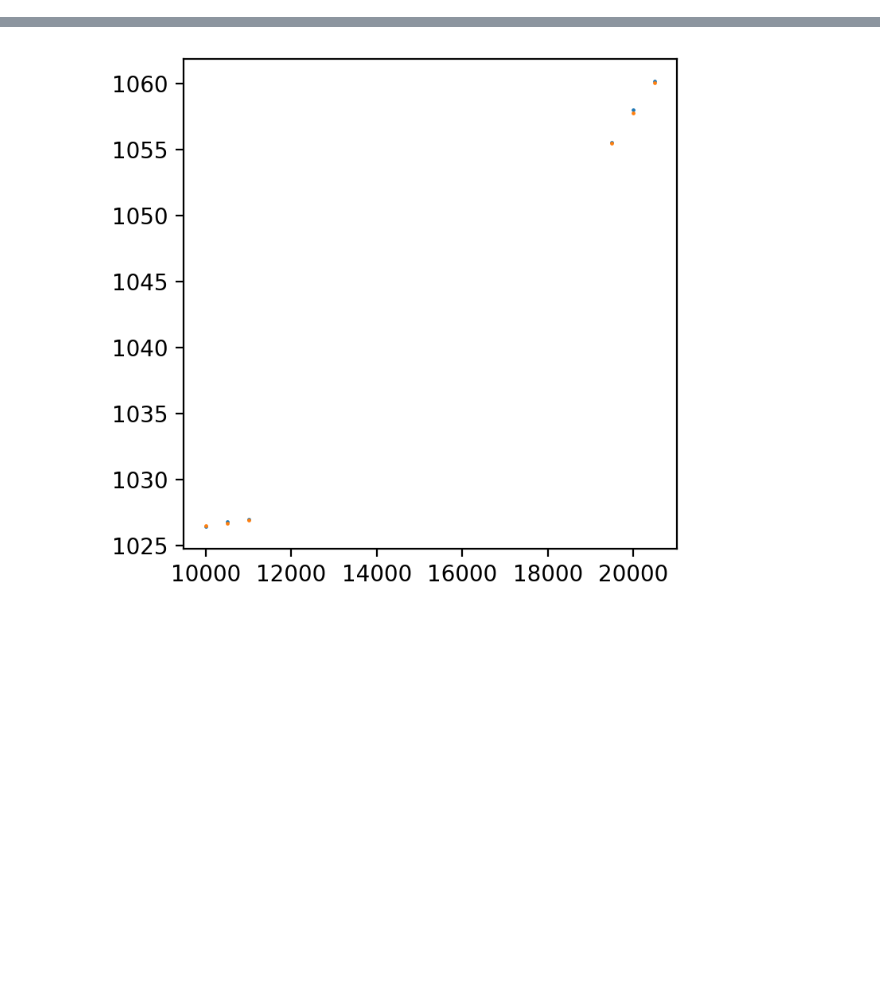
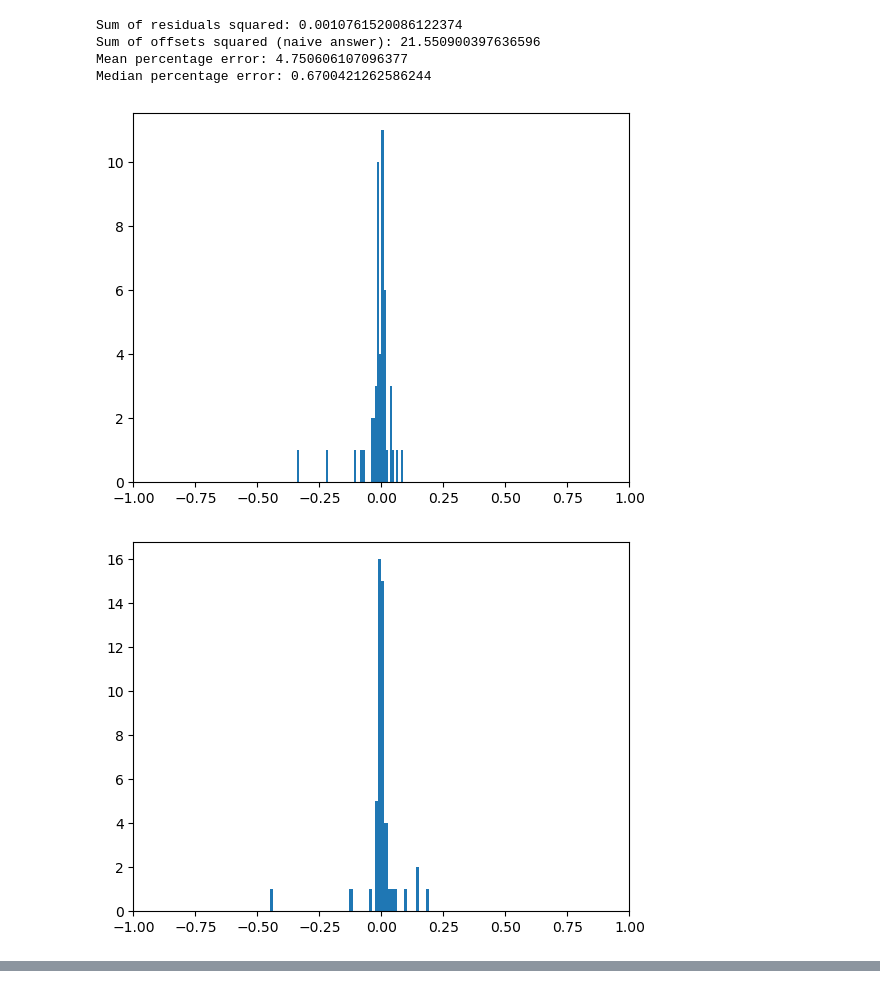
Before and after one commit to ldk111/FASER-2-MPhys-Project, a Jupyter notebook: Analysis/analysis.ipynb, the cells around one changed output, grey strips where cells are left out. Drawn from its saved outputs; the diff is of its cells as text; code cells hidden in the pictures; blank space fills up the shorter version.

```diff
--- a/Analysis/analysis.ipynb
+++ b/Analysis/analysis.ipynb
@@ -149,0 +264,8 @@ mu, std, fig = Residual_Plot(df4["GLOBAL_Z_HIT_6"] - df4["Z_TRUTH_6"], label = "
+# %%
+df_arr = [df0, df1, df2, df3, df4, df5, df6, df7, df8, df9,
+          df10, df11, df12, df13, df14, df15, df16, df17, df18, df19,
+          df20, df21, df22, df23, df24, df25, df26, df27, df28, df29,
+          df30, df31, df32, df33, df34, df35, df36, df37, df38, df39,
+          df40, df41, df42, df43, df44, df45, df46, df47, df48, df49]
+# %%
+offset_df = Calculate_Offset(df_arr, offsets_y, offsets_z)
@@ -149,0 +309,39 @@ mu, std, fig = Residual_Plot(df4["GLOBAL_Z_HIT_6"] - df4["Z_TRUTH_6"], label = "
+# %%
+total_rel_err = np.array([])
+total_res = np.array([])
+
+for i in range(1, 6):
+    total_rel_err = np.append(total_rel_err, offset_df["REL_ERROR_Z_" + str(i+1)])
+    total_rel_err = np.append(total_rel_err, offset_df["REL_ERROR_Y_" + str(i+1)])
+
+    total_res = np.append(total_res, offset_df["RESIDUAL_Z_" + str(i+1)])
+    total_res = np.append(total_res, offset_df["RESIDUAL_Y_" + str(i+1)])
+
+total_offset = np.array([])
+
+for i in range(0, len(offsets_y)):
+    total_offset = np.append(total_offset, offsets_y[i])
+    total_offset = np.append(total_offset, offsets_z[i])
+# %%
+total_res_squared = np.sum(total_res*total_res)
+total_offset_squared = np.sum(total_offset*total_offset)
+mean_rel_err = np.mean(np.abs(total_rel_err))
+median_rel_err = np.median(np.abs(total_rel_err))
+
+print(f"Sum of residuals squared: {total_res_squared}")
+print(f"Sum of offsets squared (naive answer): {total_offset_squared}")
+print(f"Mean percentage error: {mean_rel_err*100}")
+print(f"Median percentage error: {median_rel_err*100}")
+# %% [output]
+Sum of residuals squared: 0.0010761520086122374
+Sum of offsets squared (naive answer): 21.550900397636596
+Mean percentage error: 4.750606107096377
+Median percentage error: 0.6700421262586244
+# %%
+for i in range(1, 6):
+    plt.hist(offset_df["REL_ERROR_Z_" + str(i+1)], bins = len(offset_df))
+    plt.xlim(-1, 1)
+    plt.show()
+# %% [output]
+[figure, added]
+[figure, added]
@@ -150,14 +351,12 @@ mu, std, fig = Residual_Plot(df4["GLOBAL_Z_HIT_6"] - df4["Z_TRUTH_6"], label = "
 # %%
-row = 0
-plt.figure(figsize = (4, 4), dpi = 200)
-for row in range(0, 1):
-    plt.scatter(x = [df["X_TRUTH_1"][row], df["X_TRUTH_2"][row], df["X_TRUTH_3"][row], df["X_TRUTH_4"][row], df["X_TRUTH_5"][row], df["X_TRUTH_6"][row]],
-                y = [df["GLOBAL_Y_HIT_1"][row], df["GLOBAL_Y_HIT_2"][row], df["GLOBAL_Y_HIT_3"][row], df["GLOBAL_Y_HIT_4"][row], df["GLOBAL_Y_HIT_5"][row], df["GLOBAL_Y_HIT_6"][row]],
-                s = 0.5)
+def Show_Trajectory(df):
+    plt.figure(figsize = (4, 4), dpi = 200)
+    for row in range(0, 1):
+        plt.scatter(x = [df["X_TRUTH_1"][row], df["X_TRUTH_2"][row], df["X_TRUTH_3"][row], df["X_TRUTH_4"][row], df["X_TRUTH_5"][row], df["X_TRUTH_6"][row]],
+                    y = [df["GLOBAL_Y_HIT_1"][row], df["GLOBAL_Y_HIT_2"][row], df["GLOBAL_Y_HIT_3"][row], df["GLOBAL_Y_HIT_4"][row], df["GLOBAL_Y_HIT_5"][row], df["GLOBAL_Y_HIT_6"][row]],
+                    s = 0.5)
 
-    plt.scatter(x = [df["X_TRUTH_1"][row], df["X_TRUTH_2"][row], df["X_TRUTH_3"][row], df["X_TRUTH_4"][row], df["X_TRUTH_5"][row], df["X_TRUTH_6"][row]],
-                y = [df["Y_TRUTH_1"][row], df["Y_TRUTH_2"][row], df["Y_TRUTH_3"][row], df["Y_TRUTH_4"][row], df["Y_TRUTH_5"][row], df["Y_TRUTH_6"][row]],
-                s = 0.5)
-plt.show()
+        plt.scatter(x = [df["X_TRUTH_1"][row], df["X_TRUTH_2"][row], df["X_TRUTH_3"][row], df["X_TRUTH_4"][row], df["X_TRUTH_5"][row], df["X_TRUTH_6"][row]],
+                    y = [df["Y_TRUTH_1"][row], df["Y_TRUTH_2"][row], df["Y_TRUTH_3"][row], df["Y_TRUTH_4"][row], df["Y_TRUTH_5"][row], df["Y_TRUTH_6"][row]],
+                    s = 0.5)
+    plt.show()
-# %% [output]
-[figure, removed]
```
Also changed, not shown: parts of 15 cells of this notebook.
